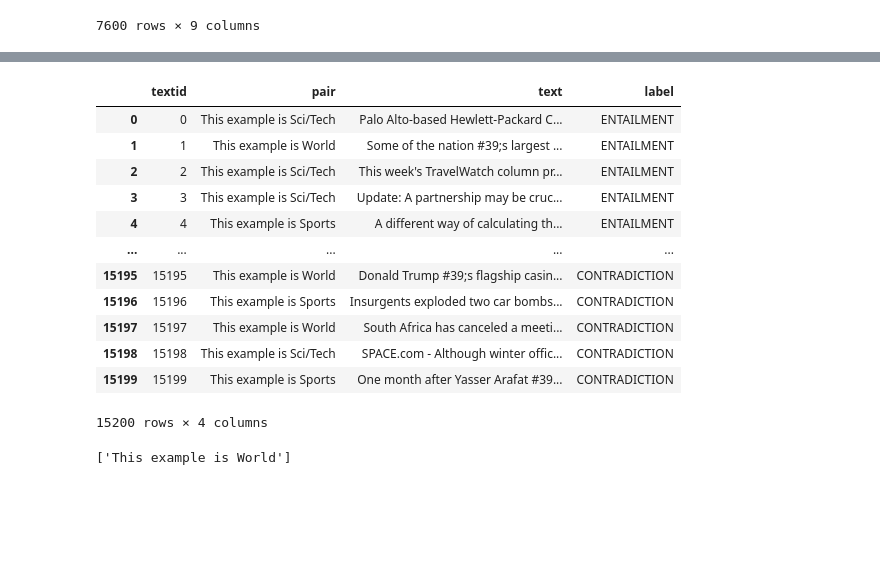
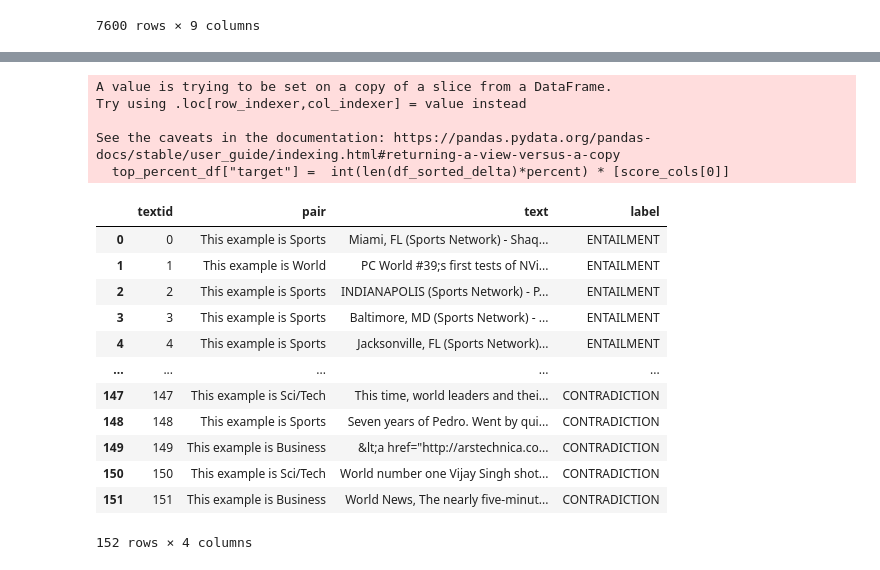
Before and after one commit to l0STAwaY/NLP_Midterm_Osvaldo_Yizhou_David, a Jupyter notebook: testing_function_Design.ipynb, the cells around one changed output, grey strips where cells are left out. Drawn from its saved outputs; the diff is of its cells as text; code cells hidden in the pictures; blank space fills up the shorter version.

```diff
--- a/testing_function_Design.ipynb
+++ b/testing_function_Design.ipynb
@@ -161,9 +173,9 @@ Length: 7600, dtype: float64
 # %%
 # this is just redefining the same function without the print so it is less annoying
 
-def get_positive_example(df, percent=0.1, score_cols=['ENTAILMENT', 'NEUTRAL', 'CONTRADICTION']):
+def get_positive_example(df, percent=0.1, score_cols=['entailment', 'neutral', 'contradiction']):
     """
-    From the top entailment per target, select the top X% most confident examples base on delta
+    From the top entailment per target, select the top X% most confident examples
     based on the delta between the top and second-highest MNLI scores.
 
     Parameters:
@@ -175,32 +187,38 @@ def get_positive_example(df, percent=0.1, score_cols=['ENTAILMENT', 'NEUTRAL', '
         pd.DataFrame: DataFrame with top X% most confident examples.
     """
     # First, select top entailment per target
-    top_df = top_entailment_per_target(df)
+
 
     # Extract MNLI score values
-    scores = top_df[score_cols]
+    top_df = top_entailment_per_target(data)
+    scores = df.groupby("target")["ENTAILMENT"]
+    # print(  scores)
     #Maximum values per row:
-    largeset_score = np.max(scores,axis = 1)
+    largeset_score = scores.max()
     # make it so that
     # all value before -2 are less thanit and all value after it are greater, so we specify that there is only index -1 greater than it
-    second_largest = pd.Series([np.partition(scores.iloc[i], -2)[-2] for i in range(len(scores))])
+    second_largest = scores.apply(lambda x: np.partition(x, -2)[-2])
 
+    # print("largest\n")
+    # print(largeset_score)
+    # print("second largest\n")
+    # print( second_largest )
 
     delta =  largeset_score-second_largest
-
+    # print("delta\n")
+    # print( delta )
 
     # this gets us the value on the top
 
     top_df["delta"]= delta
-
-
-
 
     # the smaller index the greater
     df_sorted_delta = top_df.sort_values(by='delta', ascending=False)
 
     top_percent_df = df_sorted_delta[:int(len(df_sorted_delta)*percent)]
 
+    top_percent_df["target"] =  int(len(df_sorted_delta)*percent) * [score_cols[0]]
+
     return top_percent_df
 # %%
 
@@ -284,50 +295,55 @@ def create_fintune_data(data,originl_train_data,percent,num_label = 4):
 
     org_pos = pos.index
     mnli_index_pos = org_pos * num_label
     mapping_mask =  {0:"World" ,1:"Sports",2:"Business",3:"Sci/Tech"}
     # Map textid -> label and format each as a string
 
     # apply a mask and create template
     pos_pairs = pos["textid"].map(mapping_mask).apply(lambda x: f"This example is {x}")
 
     # Combine with neg pairs
     #
     pair_series = pd.concat([pos_pairs, neg["pair"]], ignore_index=True)
 
 
     template = pos["textid"].map(mapping_mask),neg["pair"]
     output = pd.DataFrame({
 
         "textid": range(2 * len(pos)),
         "pair": pair_series,
         "text":  pd.concat([originl_train_data.loc[mnli_index_pos,"text"], originl_train_data.loc[mnli_index_pos,"text"],],ignore_index=True),
-
         "label": pd.concat([pd.Series(len(pos)*["ENTAILMENT"]), neg["target"]],ignore_index=True)
 
 
     })
 
     return output
 
-output = create_fintune_data(data,originl_train_data,1)
+# pd.read_csv("NLP_dataset/MNLI_formatted/Shared_Test_MNLI.tsv",sep="\t")
+# data = pd.read_csv("predictions/Copy_Backup/Shared_BaseTest_predictions.tsv",sep="\t")
+
+
+output = create_fintune_data(data,originl_train_data,0.01)
+
+
+output.to_csv("test.tsv",sep="\t",index=False)
 display(output)
-
-output.to_csv("test.tsv",sep="\t")
 # %% [output]
+A value is trying to be set on a copy of a slice from a DataFrame.
+Try using .loc[row_indexer,col_indexer] = value instead
+
+See the caveats in the documentation: https://pandas.pydata.org/pandas-docs/stable/user_guide/indexing.html#returning-a-view-versus-a-copy
+  top_percent_df["target"] =  int(len(df_sorted_delta)*percent) * [score_cols[0]]
 |  | textid | pair | text | label |
-| 0 | 0 | This example is Sci/Tech | Palo Alto-based Hewlett-Packard C... | ENTAILMENT |
-| 1 | 1 | This example is World | Some of the nation #39;s largest ... | ENTAILMENT |
-| 2 | 2 | This example is Sci/Tech | This week's TravelWatch column pr... | ENTAILMENT |
-| 3 | 3 | This example is Sci/Tech | Update: A partnership may be cruc... | ENTAILMENT |
-| 4 | 4 | This example is Sports | A different way of calculating th... | ENTAILMENT |
+| 0 | 0 | This example is Sports | Miami, FL (Sports Network) - Shaq... | ENTAILMENT |
+| 1 | 1 | This example is World | PC World #39;s first tests of NVi... | ENTAILMENT |
+| 2 | 2 | This example is Sports | INDIANAPOLIS (Sports Network) - P... | ENTAILMENT |
+| 3 | 3 | This example is Sports | Baltimore, MD (Sports Network) - ... | ENTAILMENT |
+| 4 | 4 | This example is Sports | Jacksonville, FL (Sports Network)... | ENTAILMENT |
 | ... | ... | ... | ... | ... |
-| 15195 | 15195 | This example is World | Donald Trump #39;s flagship casin... | CONTRADICTION |
-| 15196 | 15196 | This example is Sports | Insurgents exploded two car bombs... | CONTRADICTION |
-| 15197 | 15197 | This example is World | South Africa has canceled a meeti... | CONTRADICTION |
-| 15198 | 15198 | This example is Sci/Tech | SPACE.com - Although winter offic... | CONTRADICTION |
-| 15199 | 15199 | This example is Sports | One month after Yasser Arafat #39... | CONTRADICTION |
+| 147 | 147 | This example is Sci/Tech | This time, world leaders and thei... | CONTRADICTION |
+| 148 | 148 | This example is Sports | Seven years of Pedro. Went by qui... | CONTRADICTION |
+| 149 | 149 | This example is Business | &lt;a href="http://arstechnica.co... | CONTRADICTION |
+| 150 | 150 | This example is Sci/Tech | World number one Vijay Singh shot... | CONTRADICTION |
+| 151 | 151 | This example is Business | World News, The nearly five-minut... | CONTRADICTION |
-15200 rows × 4 columns
+152 rows × 4 columns
-# %%
-print(output["pair"].unique())
-# %% [output]
-['This example is World']
```
Also changed, not shown: parts of 9 cells of this notebook, 5 other files.
